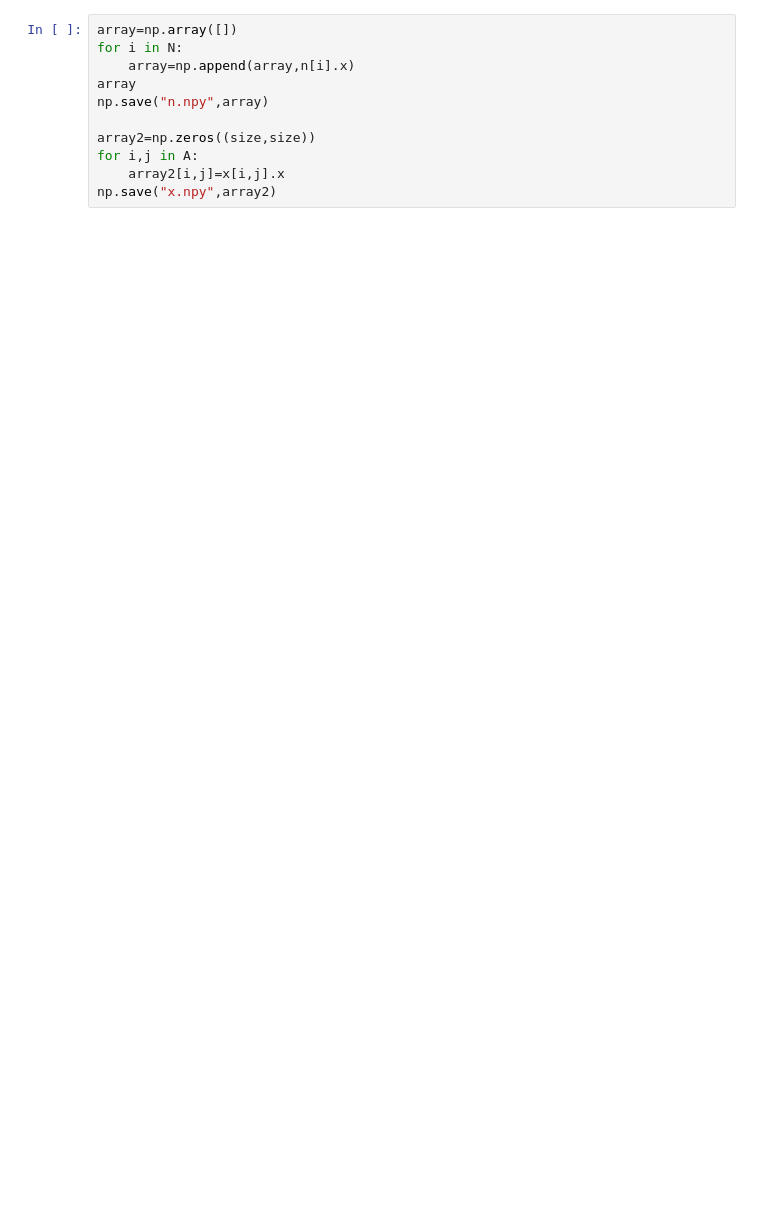
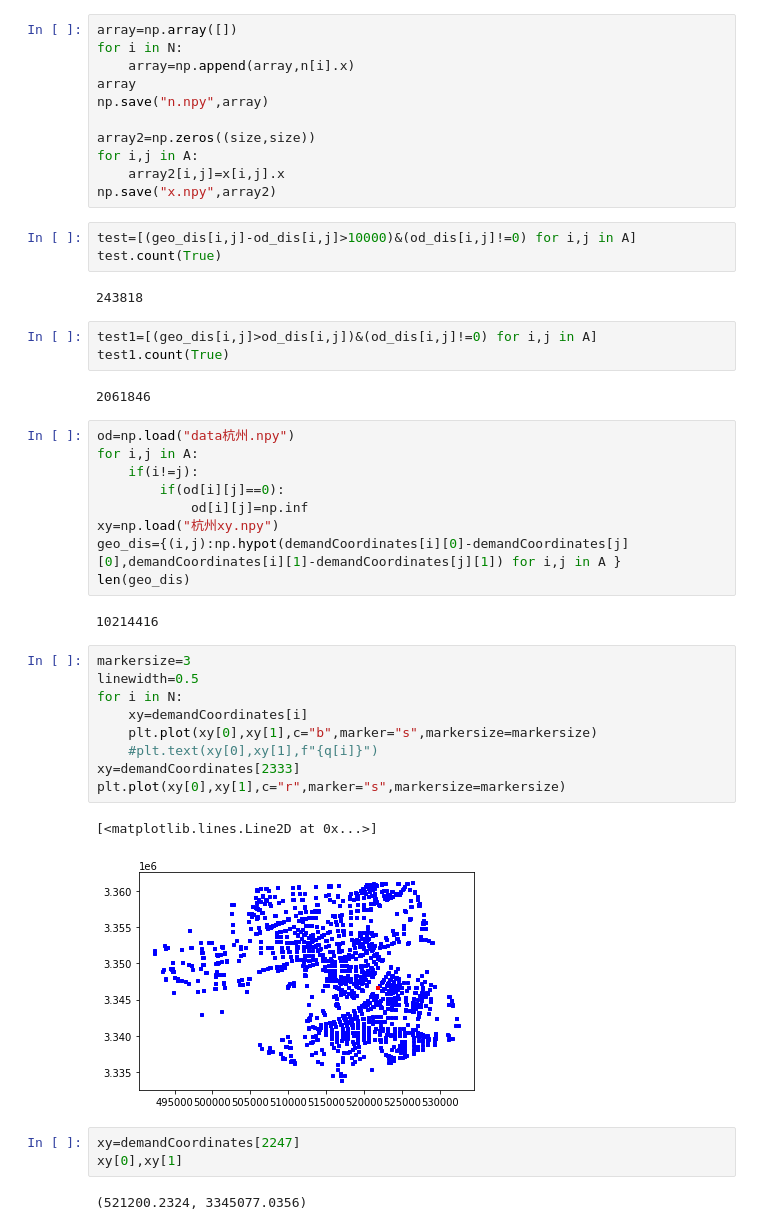
Before and after one commit to zjuyfy/zjuMCM, a Jupyter notebook: gurobi_location.ipynb, the cells around one changed output. Saved outputs shown, nothing was run; the diff lists cells and outputs as text; blank space fills up the shorter version.

```diff
--- a/gurobi_location.ipynb
+++ b/gurobi_location.ipynb
@@ -140,3 +134,41 @@ array2=np.zeros((size,size))
 for i,j in A:
     array2[i,j]=x[i,j].x
 np.save("x.npy",array2)
+# %%
+test=[(geo_dis[i,j]-od_dis[i,j]>10000)&(od_dis[i,j]!=0) for i,j in A]
+test.count(True)
+# %% [output]
+243818
+# %%
+test1=[(geo_dis[i,j]>od_dis[i,j])&(od_dis[i,j]!=0) for i,j in A]
+test1.count(True)
+# %% [output]
+2061846
+# %%
+od=np.load("data杭州.npy")
+for i,j in A:
+    if(i!=j):
+        if(od[i][j]==0):
+            od[i][j]=np.inf
+xy=np.load("杭州xy.npy")
+geo_dis={(i,j):np.hypot(demandCoordinates[i][0]-demandCoordinates[j][0],demandCoordinates[i][1]-demandCoordinates[j][1]) for i,j in A }
+len(geo_dis)
+# %% [output]
+10214416
+# %%
+markersize=3
+linewidth=0.5
+for i in N:
+    xy=demandCoordinates[i]
+    plt.plot(xy[0],xy[1],c="b",marker="s",markersize=markersize)
+    #plt.text(xy[0],xy[1],f"{q[i]}")
+xy=demandCoordinates[2333]
+plt.plot(xy[0],xy[1],c="r",marker="s",markersize=markersize)
+# %% [output]
+[<matplotlib.lines.Line2D at 0x...>]
+[figure, added]
+# %%
+xy=demandCoordinates[2247]
+xy[0],xy[1]
+# %% [output]
+(521200.2324, 3345077.0356)
```
Also changed, not shown: parts of 7 cells of this notebook, 2 other files.
